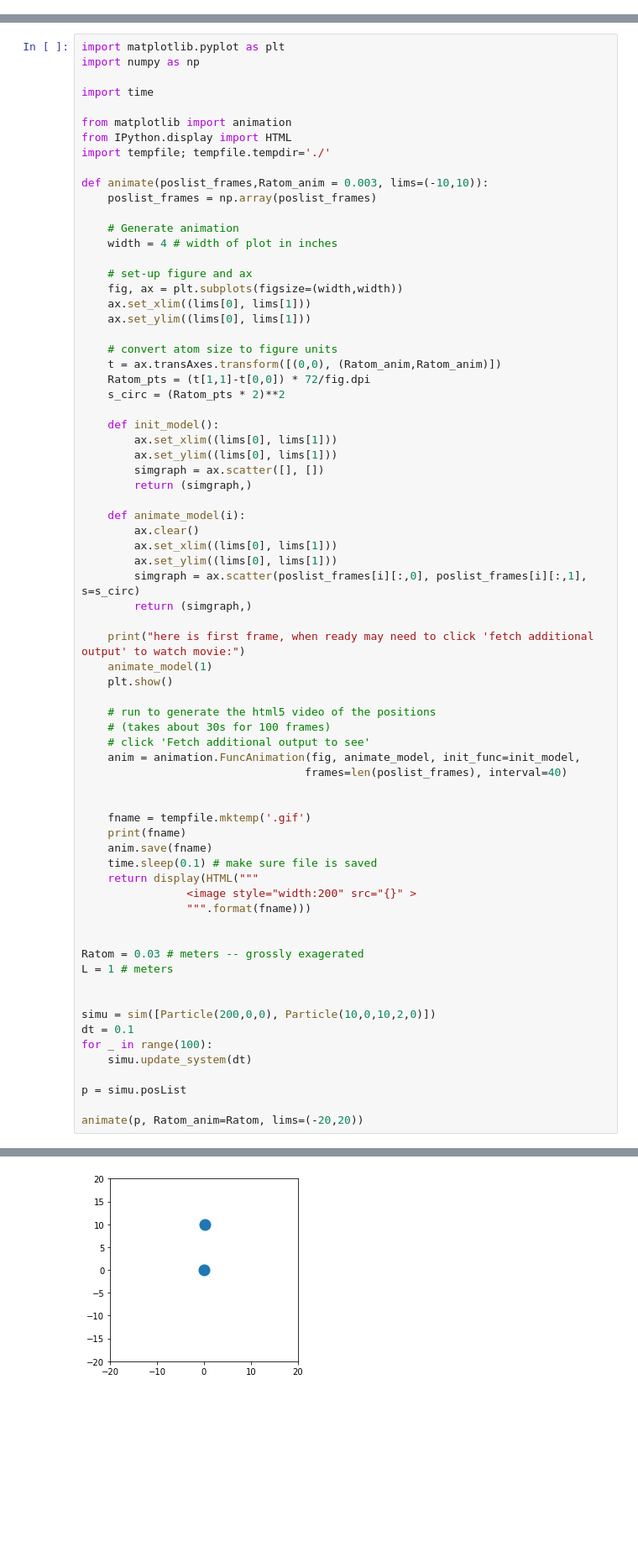
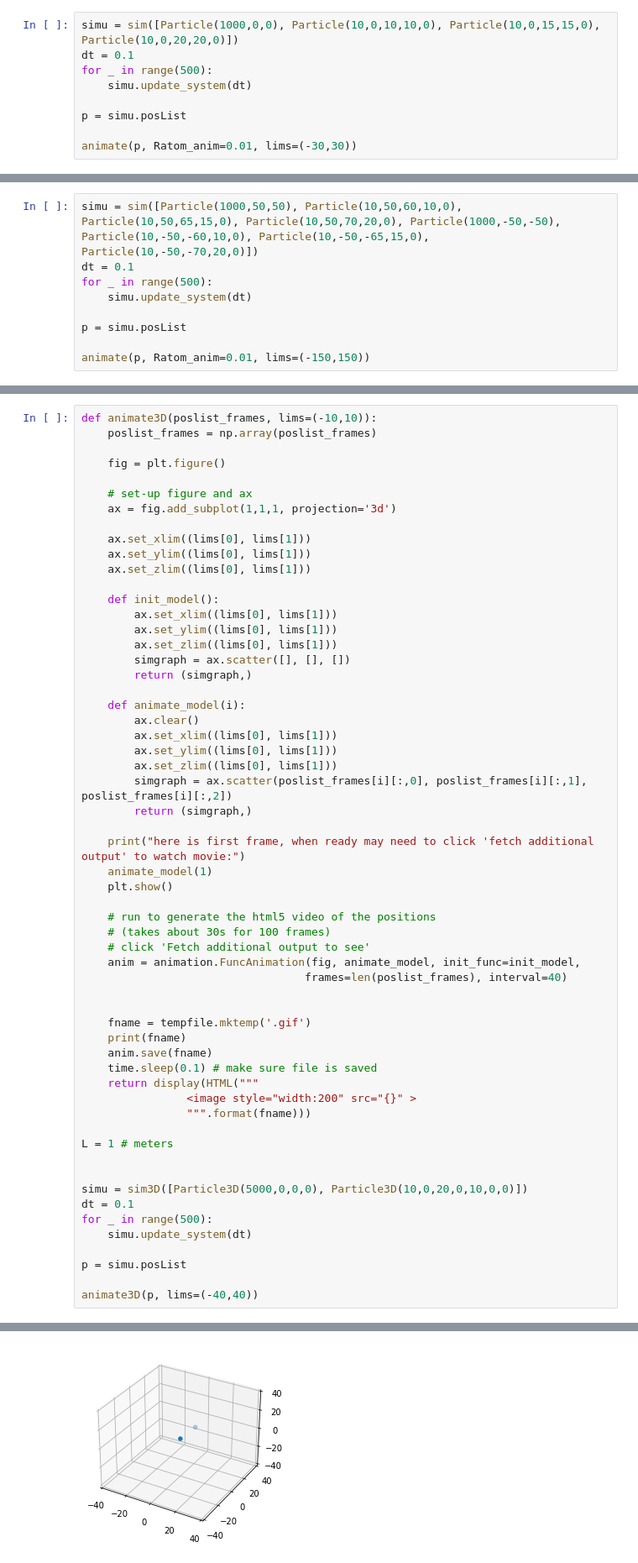
Before and after one commit to phasc/NS162, a Jupyter notebook: final_prject/test_g.ipynb, the cells around one changed output, grey strips where cells are left out. Shown at 84% size. Cells and saved outputs as stored; diff of their text form; blank space fills up the shorter version.

```diff
--- a/final_prject/test_g.ipynb
+++ b/final_prject/test_g.ipynb
@@ -0,0 +184,9 @@
+# %%
+simu = sim([Particle(1000,0,0), Particle(10,0,10,10,0), Particle(10,0,15,15,0), Particle(10,0,20,20,0)])
+dt = 0.1
+for _ in range(500):
+    simu.update_system(dt)
+
+p = simu.posList
+
+animate(p, Ratom_anim=0.01, lims=(-30,30))
@@ -0,0 +199,9 @@
+# %%
+simu = sim([Particle(1000,50,50), Particle(10,50,60,10,0), Particle(10,50,65,15,0), Particle(10,50,70,20,0), Particle(1000,-50,-50), Particle(10,-50,-60,10,0), Particle(10,-50,-65,15,0), Particle(10,-50,-70,20,0)])
+dt = 0.1
+for _ in range(500):
+    simu.update_system(dt)
+
+p = simu.posList
+
+animate(p, Ratom_anim=0.01, lims=(-150,150))
@@ -53,75 +277,62 @@ class sim:
 # %%
-import matplotlib.pyplot as plt
-import numpy as np
-
-import time
-
-from matplotlib import animation
-from IPython.display import HTML
-import tempfile; tempfile.tempdir='./'
-
-def animate(poslist_frames,Ratom_anim = 0.003, lims=(-10,10)):
+def animate3D(poslist_frames, lims=(-10,10)):
     poslist_frames = np.array(poslist_frames)
 
-    # Generate animation
-    width = 4 # width of plot in inches
+    fig = plt.figure()
 
     # set-up figure and ax
-    fig, ax = plt.subplots(figsize=(width,width))
+    ax = fig.add_subplot(1,1,1, projection='3d')
+
     ax.set_xlim((lims[0], lims[1]))
     ax.set_ylim((lims[0], lims[1]))
-
-    # convert atom size to figure units
-    t = ax.transAxes.transform([(0,0), (Ratom_anim,Ratom_anim)])
-    Ratom_pts = (t[1,1]-t[0,0]) * 72/fig.dpi
-    s_circ = (Ratom_pts * 2)**2
+    ax.set_zlim((lims[0], lims[1]))
 
     def init_model():
         ax.set_xlim((lims[0], lims[1]))
         ax.set_ylim((lims[0], lims[1]))
-        simgraph = ax.scatter([], [])
+        ax.set_zlim((lims[0], lims[1]))
+        simgraph = ax.scatter([], [], [])
         return (simgraph,)
 
     def animate_model(i):
         ax.clear()
         ax.set_xlim((lims[0], lims[1]))
         ax.set_ylim((lims[0], lims[1]))
-        simgraph = ax.scatter(poslist_frames[i][:,0], poslist_frames[i][:,1], s=s_circ)
+        ax.set_zlim((lims[0], lims[1]))
+        simgraph = ax.scatter(poslist_frames[i][:,0], poslist_frames[i][:,1], poslist_frames[i][:,2])
         return (simgraph,)
 
     print("here is first frame, when ready may need to click 'fetch additional output' to watch movie:")
     animate_model(1)
     plt.show()
 
     # run to generate the html5 video of the positions
     # (takes about 30s for 100 frames)
     # click 'Fetch additional output to see'
     anim = animation.FuncAnimation(fig, animate_model, init_func=init_model,
                                   frames=len(poslist_frames), interval=40)
 
 
     fname = tempfile.mktemp('.gif')
     print(fname)
     anim.save(fname)
     time.sleep(0.1) # make sure file is saved
     return display(HTML("""
                 <image style="width:200" src="{}" >
                 """.format(fname)))
 
-
-Ratom = 0.03 # meters -- grossly exagerated
 L = 1 # meters
 
 
-simu = sim([Particle(200,0,0), Particle(10,0,10,2,0)])
+simu = sim3D([Particle3D(5000,0,0,0), Particle3D(10,0,20,0,10,0,0)])
 dt = 0.1
-for _ in range(100):
+for _ in range(500):
     simu.update_system(dt)
 
 p = simu.posList
 
-animate(p, Ratom_anim=Ratom, lims=(-20,20))
+animate3D(p, lims=(-40,40))
 # %% [output]
 here is first frame, when ready may need to click 'fetch additional output' to watch movie:
-[figure, old version]
+[figure, new version]
 MovieWriter ffmpeg unavailable; using Pillow instead.
```
Also changed, not shown: parts of 25 cells of this notebook, 26 other files.
